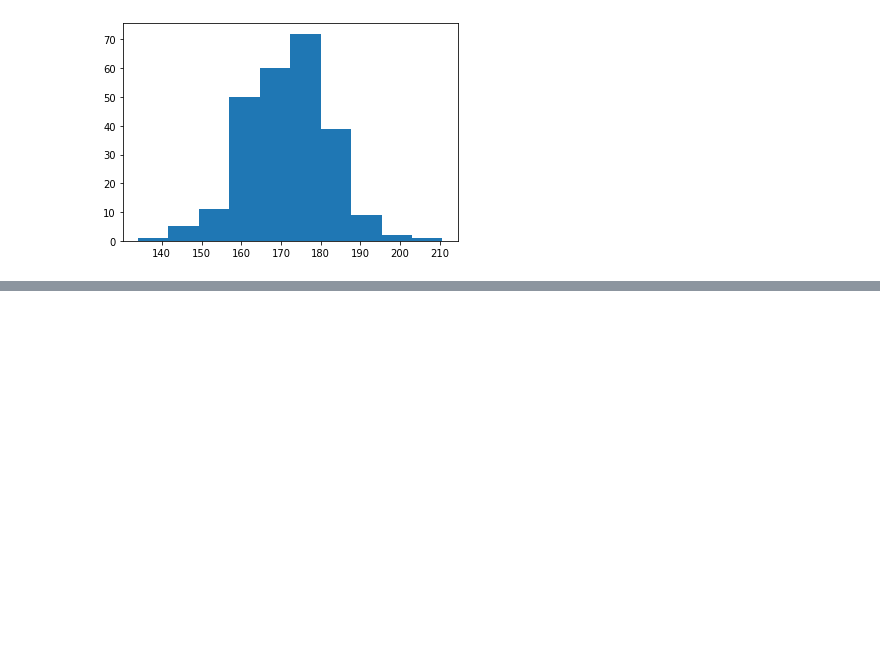
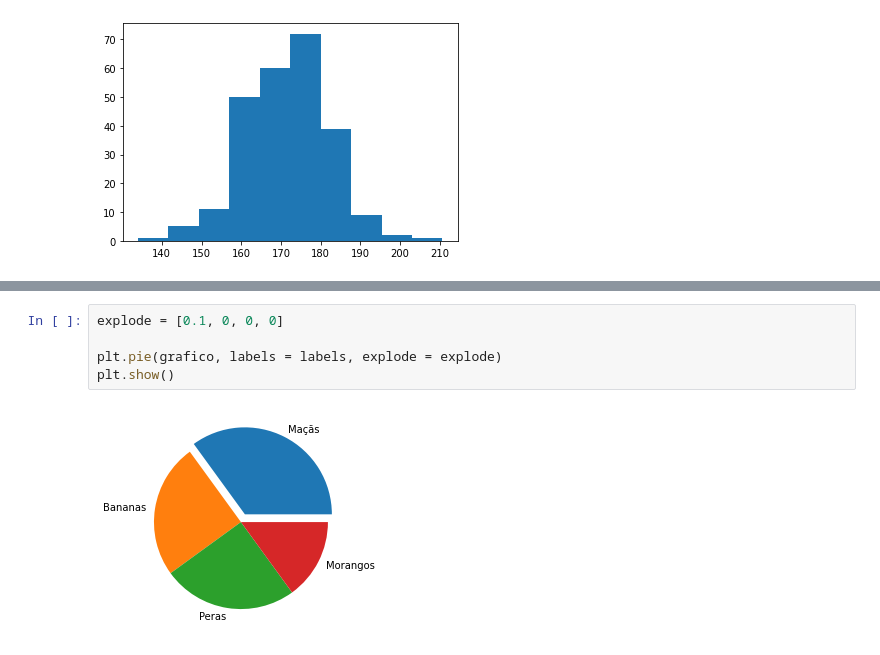
Before and after one commit to batista7557/Gr-ficos-com-Matplotlib, a Jupyter notebook: MatPlot.ipynb, the cells around one changed output, grey strips where cells are left out. Drawn from its saved outputs; the diff is of its cells as text; blank space fills up the shorter version.

```diff
--- a/MatPlot.ipynb
+++ b/MatPlot.ipynb
@@ -340,0 +363,7 @@ plt.show()
+# %%
+explode = [0.1, 0, 0, 0]
+
+plt.pie(grafico, labels = labels, explode = explode)
+plt.show()
+# %% [output]
+[figure, added]
```
Also changed, not shown: parts of 8 cells of this notebook.
